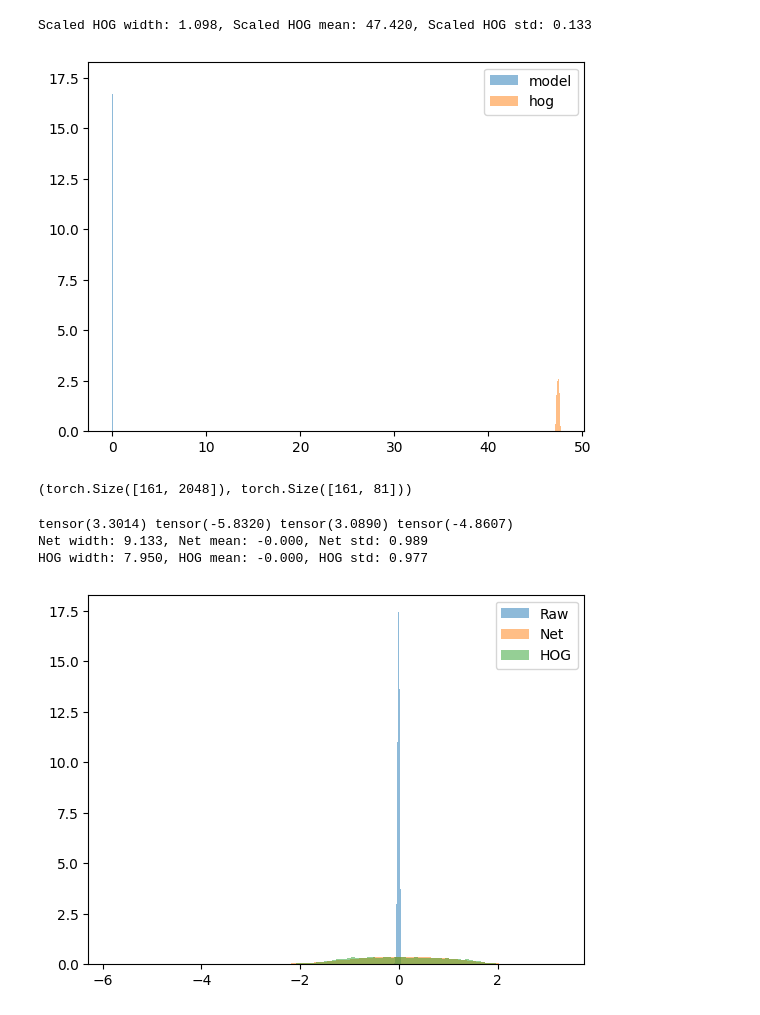
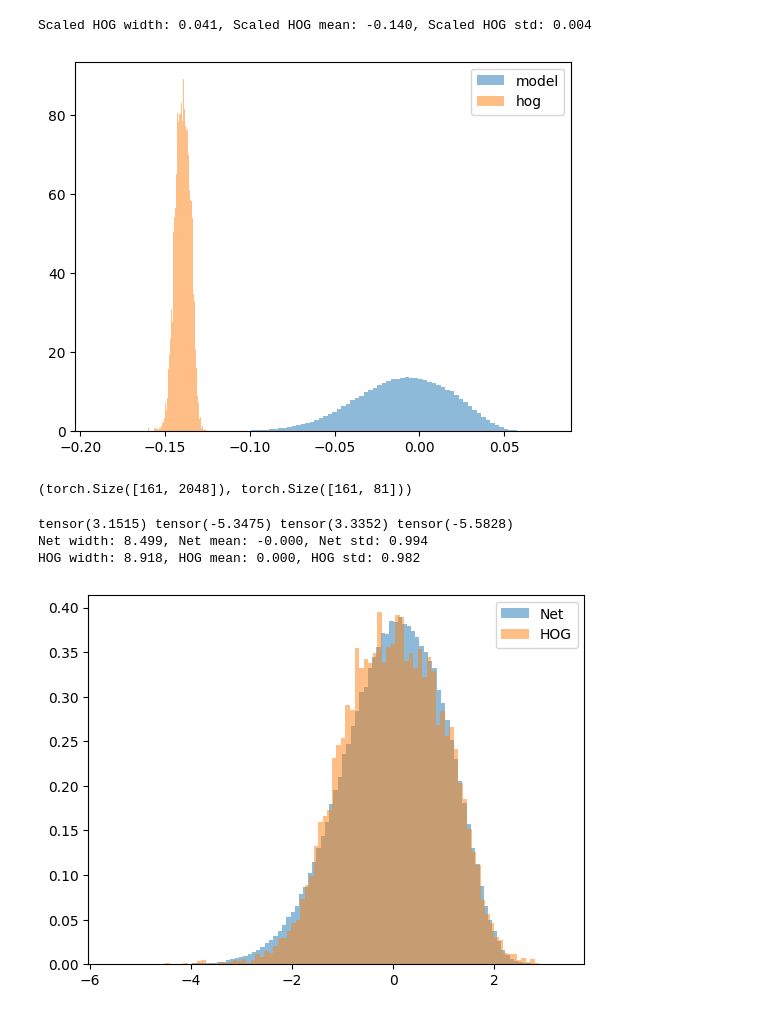
Before and after one commit to MicheleCazzola/artist-identification, a Jupyter notebook: scale.ipynb, the cells around one changed output. Cells and saved outputs as stored; diff of their text form; code cells hidden in the pictures.

```diff
--- a/scale.ipynb
+++ b/scale.ipynb
@@ -1,7 +1,7 @@
 # %%
 import torch
 # %%
-PATH = "temp/best_model_12.pth.tar"
+PATH = "temp/model_20.pth.tar"
 # %%
 chp = torch.load(PATH, weights_only=False, map_location='cpu')
 weights = chp['model_state_dict']
@@ -50,7 +42,7 @@ fc_hog_scaled = (fc_hog - net_min) * (net_max - net_min) + net_min
 scaled_hog_min, scaled_hog_max, scaled_hog_mean, scaled_hog_std = fc_hog_scaled.min(), fc_hog_scaled.max(), fc_hog_scaled.mean(), fc_hog_scaled.std()
 print(f"Scaled HOG width: {scaled_hog_max - scaled_hog_min:.3f}, Scaled HOG mean: {scaled_hog_mean:.3f}, Scaled HOG std: {scaled_hog_std:.3f}")
 # %% [output]
-Scaled HOG width: 1.098, Scaled HOG mean: 47.420, Scaled HOG std: 0.133
+Scaled HOG width: 0.041, Scaled HOG mean: -0.140, Scaled HOG std: 0.004
 # %%
 import matplotlib.pyplot as plt
 
@@ -59,7 +51,7 @@ plt.hist(fc_hog_scaled.flatten(), bins=100, density=True, alpha=0.5, label='hog'
 plt.legend()
 plt.show()
 # %% [output]
-[figure, old version]
+[figure, new version]
 # %%
 bn_mod = torch.nn.BatchNorm1d(2048)
 bn_hog = torch.nn.BatchNorm1d(81)
@@ -79,16 +71,15 @@ print(net_max, net_min, hog_max, hog_min)
 print(f"Net width: {net_max - net_min:.3f}, Net mean: {net_mean:.3f}, Net std: {net_std:.3f}")
 print(f"HOG width: {hog_max - hog_min:.3f}, HOG mean: {hog_mean:.3f}, HOG std: {hog_std:.3f}")
 # %% [output]
-tensor(3.3014) tensor(-5.8320) tensor(3.0890) tensor(-4.8607)
-Net width: 9.133, Net mean: -0.000, Net std: 0.989
-HOG width: 7.950, HOG mean: -0.000, HOG std: 0.977
+tensor(3.1515) tensor(-5.3475) tensor(3.3352) tensor(-5.5828)
+Net width: 8.499, Net mean: -0.000, Net std: 0.994
+HOG width: 8.918, HOG mean: 0.000, HOG std: 0.982
 # %%
 import matplotlib.pyplot as plt
 
-plt.hist(fc_weights[:, :2048].flatten(), density=True, bins=100, alpha=0.5, label='Raw')
 plt.hist(norm_model.flatten(), density=True, bins=100, alpha=0.5, label='Net')
 plt.hist(norm_hog.flatten(), density=True, bins=100, alpha=0.5, label='HOG')
 plt.legend(loc='upper right')
 plt.show()
 # %% [output]
-[figure, old version]
+[figure, new version]
```
Also changed, not shown: parts of 4 cells of this notebook, 4 other files.
